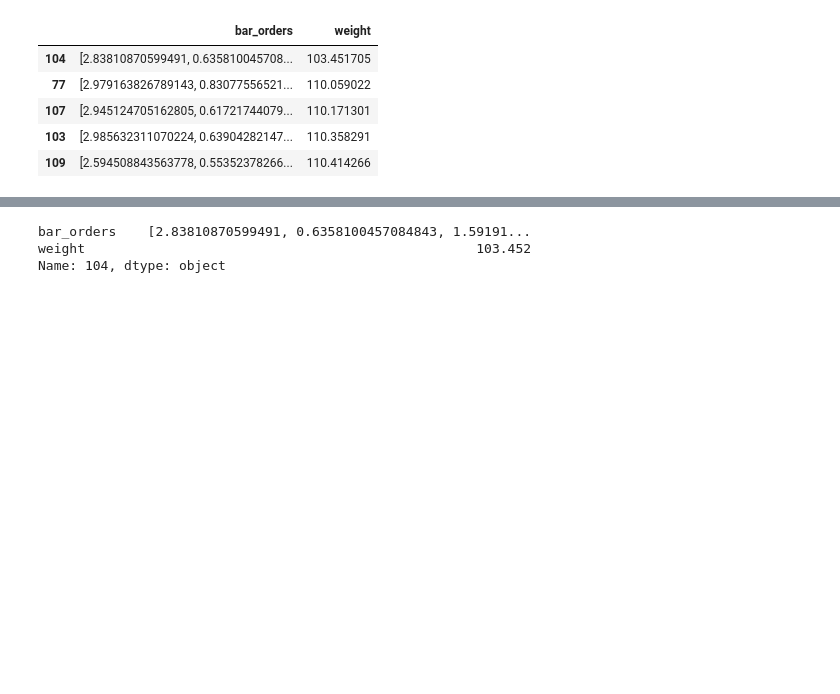
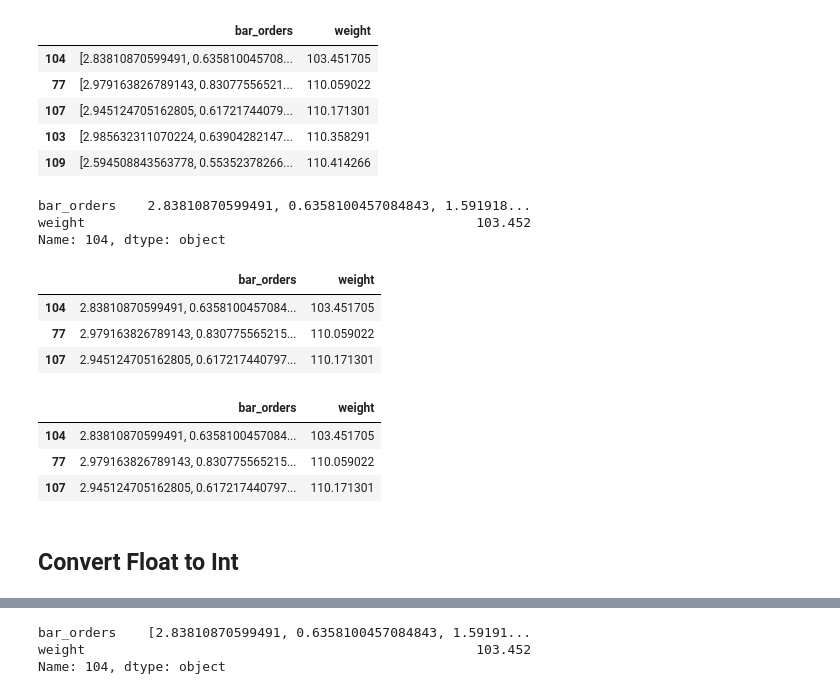
Before and after one commit to XingxinHE/FinalThesis_DL-GA, a Jupyter notebook: Stage_3_Coord&AutomateCSV.ipynb, the cells around one changed output, grey strips where cells are left out. Drawn from its saved outputs; the diff is of its cells as text; code cells hidden in the pictures; blank space fills up the shorter version.

```diff
--- a/Stage_3_Coord&AutomateCSV.ipynb
+++ b/Stage_3_Coord&AutomateCSV.ipynb
@@ -119,3 +121,29 @@ result.head()
 | 107 | [2.945124705162805, 0.61721744079... | 110.171301 |
 | 103 | [2.985632311070224, 0.63904282147... | 110.358291 |
 | 109 | [2.594508843563778, 0.55352378266... | 110.414266 |
+# %%
+result['bar_orders'] = [bar[1:-1] for bar in result['bar_orders']]
+# %%
+result.iloc[0,:]
+# %% [output]
+bar_orders    2.83810870599491, 0.6358100457084843, 1.591918...
+weight                                                  103.452
+Name: 104, dtype: object
+# %%
+result_temp = result.iloc[:3,:]
+result_temp.head()
+# %% [output]
+|  | bar_orders | weight |
+| 104 | 2.83810870599491, 0.6358100457084... | 103.451705 |
+| 77 | 2.979163826789143, 0.830775565215... | 110.059022 |
+| 107 | 2.945124705162805, 0.617217440797... | 110.171301 |
+# %%
+result_temp.append(result.iloc[0,:], )
+result_temp
+# %% [output]
+|  | bar_orders | weight |
+| 104 | 2.83810870599491, 0.6358100457084... | 103.451705 |
+| 77 | 2.979163826789143, 0.830775565215... | 110.059022 |
+| 107 | 2.945124705162805, 0.617217440797... | 110.171301 |
+# %% [markdown]
+## Convert Float to Int
```
Also changed, not shown: parts of 6 cells of this notebook.
